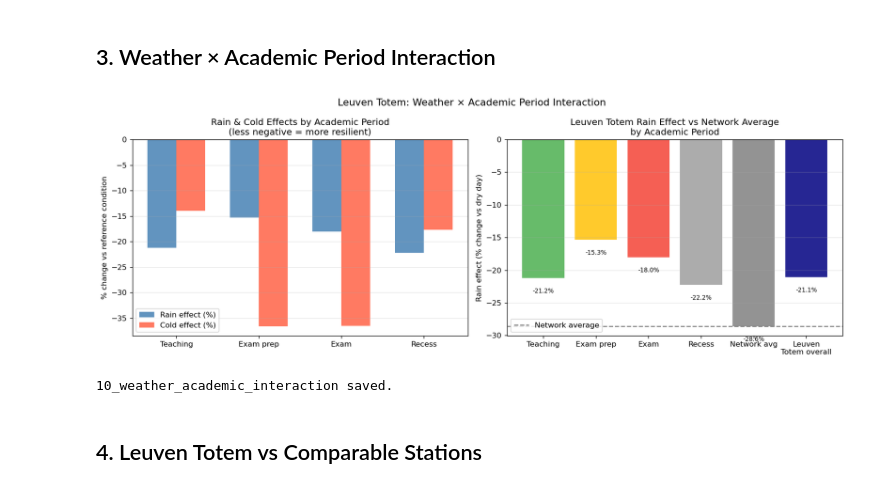
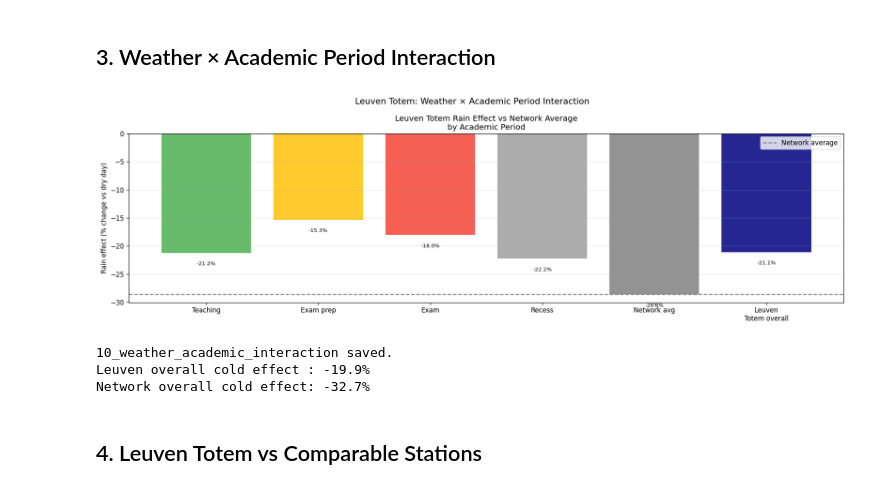
Before and after one commit to Queena34/mda-cycling-weather-group6, a Jupyter notebook: notebooks/10_leuven_totem_case.ipynb, the cells around one changed output. Cells and saved outputs as stored; diff of their text form; code cells hidden in the pictures.

```diff
--- a/notebooks/10_leuven_totem_case.ipynb
+++ b/notebooks/10_leuven_totem_case.ipynb
@@ -238,56 +238,51 @@ network_rain_effect = (network_rain - network_dry) / network_dry * 100
 lt_dry  = leuven[leuven["is_rainy_day"] == False]["aantal"].mean()
 lt_rain = leuven[leuven["is_rainy_day"] == True]["aantal"].mean()
 lt_rain_effect = (lt_rain - lt_dry) / lt_dry * 100
 
-fig, axes = plt.subplots(1, 2, figsize=(14, 5))
+fig, ax = plt.subplots(1, 1, figsize=(16, 5))
 
-# Panel A: rain & cold effect by period
-ax = axes[0]
-x = np.arange(len(KU_ORDER))
-w = 0.35
-rain_vals = [rain_effects[p] for p in KU_ORDER]
-cold_vals = [cold_effects[p] for p in KU_ORDER]
-ax.bar(x - w/2, rain_vals, w, label="Rain effect (%)",
-       color="steelblue", alpha=0.85)
-ax.bar(x + w/2, cold_vals, w, label="Cold effect (%)",
-       color="tomato", alpha=0.85)
-ax.axhline(0, color="black", linewidth=0.8)
-ax.set_xticks(x)
-ax.set_xticklabels(KU_LABELS)
-ax.set_ylabel("% change vs reference condition")
-ax.set_title("Rain & Cold Effects by Academic Period\n"
-             "(less negative = more resilient)")
-ax.legend()
-ax.grid(axis="y", alpha=0.3)
+#  per-period rain effect vs network average
 
-# Panel B: per-period rain effect vs network average
-ax = axes[1]
 categories = KU_LABELS + ["Network avg", "Leuven\nTotem overall"]
 values     = rain_vals  + [network_rain_effect, lt_rain_effect]
 colors_bar = KU_BAR_COLORS + ["gray", "navy"]
 bars = ax.bar(categories, values, color=colors_bar, alpha=0.85)
 ax.axhline(network_rain_effect, color="gray",
            linestyle="--", linewidth=1.5, label="Network average")
 ax.axhline(0, color="black", linewidth=0.8)
 for bar, val in zip(bars, values):
     ax.text(bar.get_x() + bar.get_width() / 2,
             val - 1.5 if val < 0 else val + 0.5,
             f"{val:.1f}%", ha="center", va="top", fontsize=8)
 ax.set_ylabel("Rain effect (% change vs dry day)")
 ax.set_title("Leuven Totem Rain Effect vs Network Average\n"
              "by Academic Period")
 ax.legend()
 ax.grid(axis="y", alpha=0.3)
 
 fig.suptitle("Leuven Totem: Weather \u00d7 Academic Period Interaction",
              fontsize=13)
 fig.tight_layout()
 fig.savefig(FIGS / "10_weather_academic_interaction.png", dpi=150)
 plt.show()
 print("10_weather_academic_interaction saved.")
+
+# overall cold effect
+lt_mild = leuven[leuven["is_cold_day"] == False]["aantal"].mean()
+lt_cold = leuven[leuven["is_cold_day"] == True]["aantal"].mean()
+lt_cold_effect = (lt_cold - lt_mild) / lt_mild * 100
+
+network_mild = panel_good[panel_good["is_cold_day"] == False]["aantal"].mean()
+network_cold = panel_good[panel_good["is_cold_day"] == True]["aantal"].mean()
+network_cold_effect = (network_cold - network_mild) / network_mild * 100
+
+print(f"Leuven overall cold effect : {lt_cold_effect:.1f}%")
+print(f"Network overall cold effect: {network_cold_effect:.1f}%")
 # %% [output]
-[figure, old version]
+[figure, new version]
 10_weather_academic_interaction saved.
+Leuven overall cold effect : -19.9%
+Network overall cold effect: -32.7%
 # %% [markdown]
 ## 4. Leuven Totem vs Comparable Stations
 # %%
```
Also changed, not shown: parts of 3 cells of this notebook.
